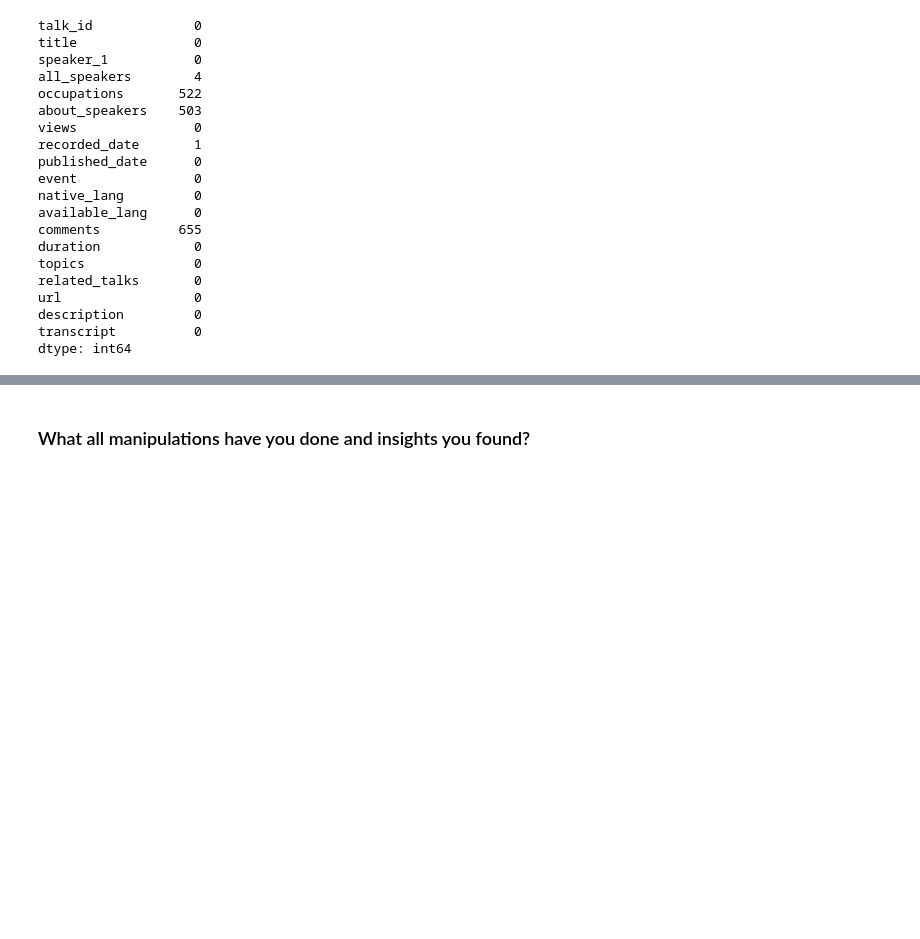
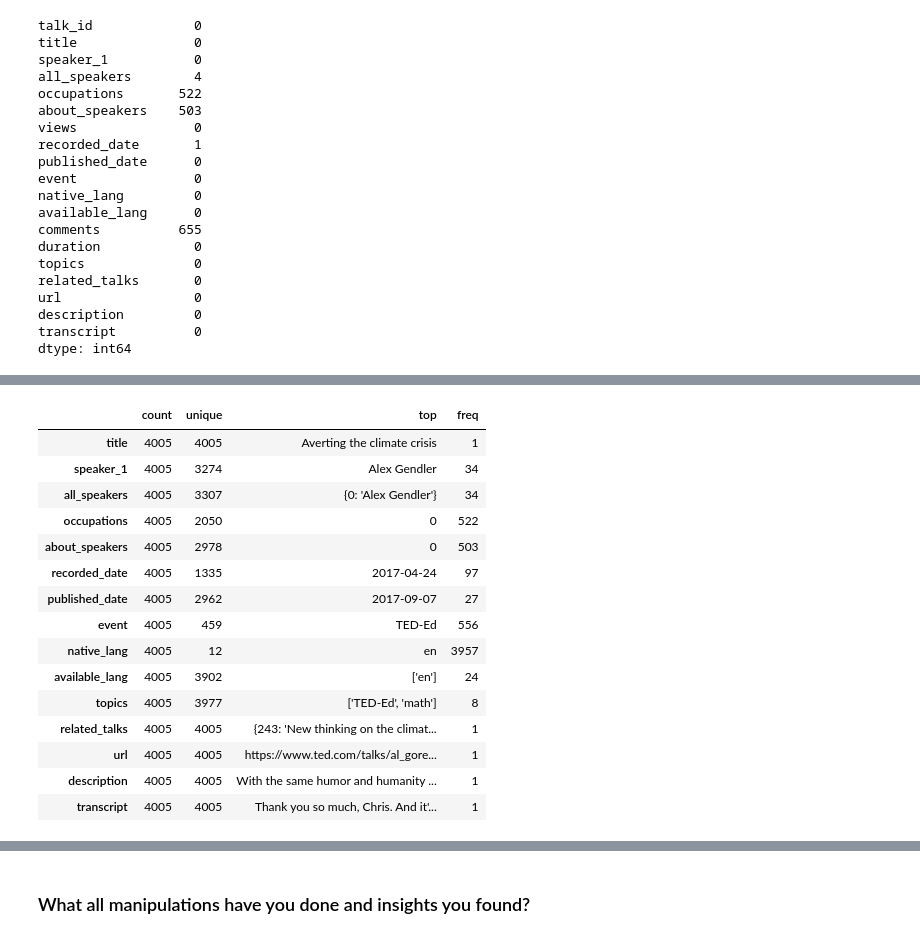
Before and after one commit to abhishekdhasmana17/ted-talk-view-prediction, a Jupyter notebook: Ted_Talk_Views_Prediction.ipynb, the cells around one changed output, grey strips where cells are left out. Saved outputs shown, nothing was run; the diff lists cells and outputs as text; code cells hidden in the pictures; blank space fills up the shorter version.

```diff
--- a/Ted_Talk_Views_Prediction.ipynb
+++ b/Ted_Talk_Views_Prediction.ipynb
@@ -401 +404,20 @@ df['occupations']
 Name: occupations, Length: 4005, dtype: object
+# %%
+df.describe(include='object')
+# %% [output]
+|  | count | unique | top | freq |
+| title | 4005 | 4005 | Averting the climate crisis | 1 |
+| speaker_1 | 4005 | 3274 | Alex Gendler | 34 |
+| all_speakers | 4005 | 3307 | {0: 'Alex Gendler'} | 34 |
+| occupations | 4005 | 2050 | 0 | 522 |
+| about_speakers | 4005 | 2978 | 0 | 503 |
+| recorded_date | 4005 | 1335 | 2017-04-24 | 97 |
+| published_date | 4005 | 2962 | 2017-09-07 | 27 |
+| event | 4005 | 459 | TED-Ed | 556 |
+| native_lang | 4005 | 12 | en | 3957 |
+| available_lang | 4005 | 3902 | ['en'] | 24 |
+| topics | 4005 | 3977 | ['TED-Ed', 'math'] | 8 |
+| related_talks | 4005 | 4005 | {243: 'New thinking on the climat... | 1 |
+| url | 4005 | 4005 | https://www.ted.com/talks/al_gore... | 1 |
+| description | 4005 | 4005 | With the same humor and humanity ... | 1 |
+| transcript | 4005 | 4005 | Thank you so much, Chris. And it'... | 1 |
```
Also changed, not shown: parts of 7 cells of this notebook.
